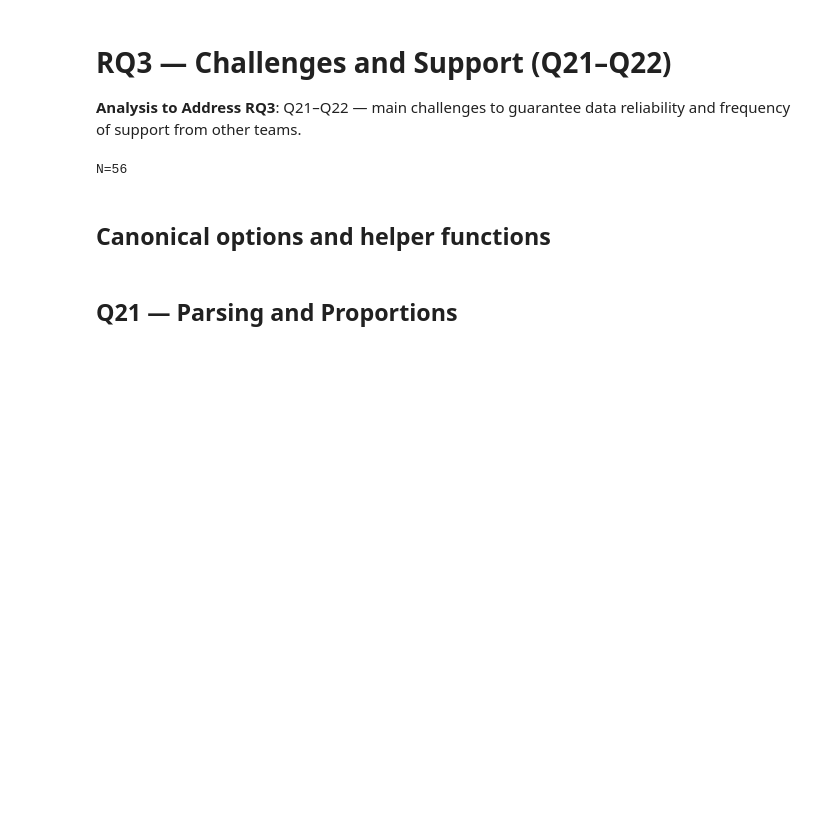
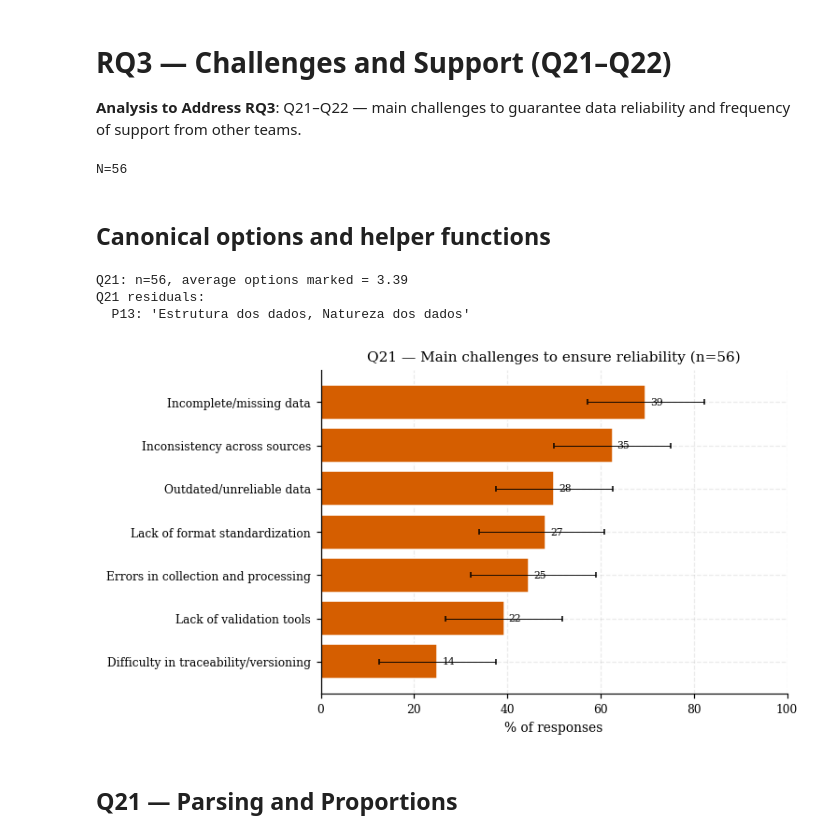
Before and after one commit to reset-ufc/data-quality-requirements-ml-systems, a Jupyter notebook: notebooks/RQ3.ipynb, the cells around one changed output. Drawn from its saved outputs; the diff is of its cells as text; code cells hidden in the pictures; blank space fills up the shorter version.

```diff
--- a/notebooks/RQ3.ipynb
+++ b/notebooks/RQ3.ipynb
@@ -60,7 +60,7 @@ Q21_LABELS = {
 # %%
 rng = np.random.default_rng(42)
 
-def _boot_ci(values, threshold=4, n_bootstrap=2000, ci_level=0.95):
+def _boot_ci(values, threshold=4, n_bootstrap=1000, ci_level=0.95):
     values = np.asarray(values)
     n = len(values)
     if n == 0:
@@ -86,33 +86,56 @@ def parse_checkboxes(series, options):
     return binary, residual
 
 def proportions_with_ci(binary, labels, n_total):
     rows = []
     for key in binary.columns:
         vals = binary[key].astype(int).values
         lo, hi = _boot_ci(vals, threshold=1)
         rows.append({
             "key": key, "label": labels[key],
             "n": int(binary[key].sum()),
             "pct": binary[key].mean() * 100,
             "ci_lo": lo * 100, "ci_hi": hi * 100,
         })
     return pd.DataFrame(rows).sort_values("pct", ascending=False).reset_index(drop=True)
 
 def horizontal_bar(p, title, color, ax):
     p_sorted = p.sort_values("pct")
     y = np.arange(len(p_sorted))
     ax.barh(y, p_sorted["pct"], color=color, edgecolor="white")
     err_lo = np.clip(p_sorted["pct"] - p_sorted["ci_lo"], 0, None)
     err_hi = np.clip(p_sorted["ci_hi"] - p_sorted["pct"], 0, None)
     ax.errorbar(p_sorted["pct"], y, xerr=[err_lo, err_hi],
                 fmt="none", ecolor="black", elinewidth=0.6, capsize=2)
     ax.set_yticks(y)
     ax.set_yticklabels(p_sorted["label"])
     ax.set_xlabel("% of responses")
     ax.set_xlim(0, 100)
     ax.set_title(title)
     for i, (pct, n) in enumerate(zip(p_sorted["pct"], p_sorted["n"])):
         ax.text(pct + 1, i, f"{int(n)}", va="center", fontsize=7)
+
+
+q21_bin, q21_res = parse_checkboxes(df["challenges_open"], Q21_OPTIONS)
+n_q21 = df["challenges_open"].notna().sum()
+print(f"Q21: n={n_q21}, average options marked = {q21_bin.sum(axis=1).mean():.2f}")
+
+nonempty = q21_res[q21_res.str.len() > 0]
+if len(nonempty):
+    print("Q21 residuals:")
+    for idx, txt in nonempty.items():
+        print(f"  P{idx:02d}: {txt!r}")
+
+p21 = proportions_with_ci(q21_bin, Q21_LABELS, n_q21)
+fig, ax = plt.subplots(1, 1, figsize=(7.0, 4.0))
+horizontal_bar(p21, f"Q21 — Main challenges to ensure reliability (n={n_q21})", U.PALETTE_WONG[6], ax)
+fig.tight_layout()
+U.save_fig(fig, "challenges_q21")
+plt.show()
+# %% [output]
+Q21: n=56, average options marked = 3.39
+Q21 residuals:
+  P13: 'Estrutura dos dados, Natureza dos dados'
+[figure, added]
 # %% [markdown]
 ## Q21 — Parsing and Proportions
 # %%
```
Also changed, not shown: parts of 8 cells of this notebook.
